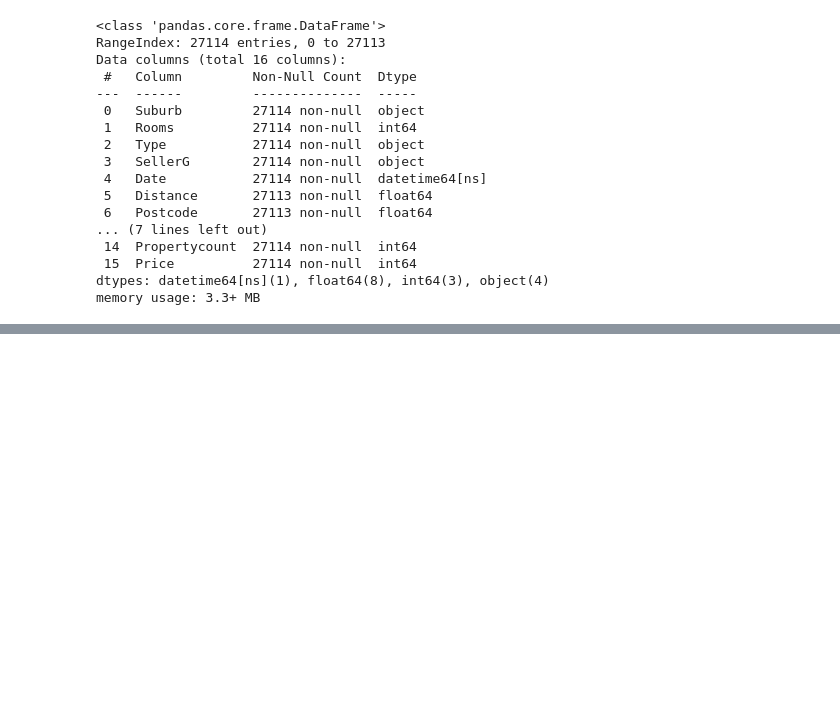
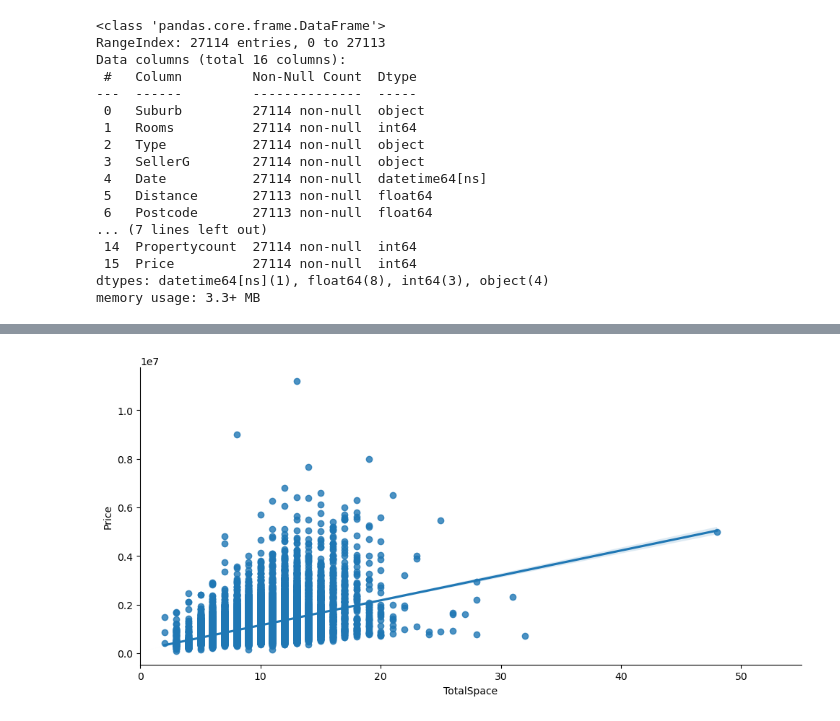
Before and after one commit to rajatshah2006/AILMLCourseNoteBook, a Jupyter notebook: PythonWeek3/Week3VideoLecture.ipynb, the cells around one changed output, grey strips where cells are left out. Saved outputs shown, nothing was run; the diff lists cells and outputs as text; code cells hidden in the pictures; blank space fills up the shorter version.

```diff
--- a/PythonWeek3/Week3VideoLecture.ipynb
+++ b/PythonWeek3/Week3VideoLecture.ipynb
@@ -373,0 +443,6 @@ AttributeError: Text.set() got an unexpected keyword argument 'rotations'
+# %%
+sns.lmplot(data=data,x='TotalSpace',y='Price',height=5,aspect=2)
+plt.xlim(0,55)
+plt.show()
+# %% [output]
+[figure, added]
```
Also changed, not shown: parts of 54 cells of this notebook, 16 other files.
